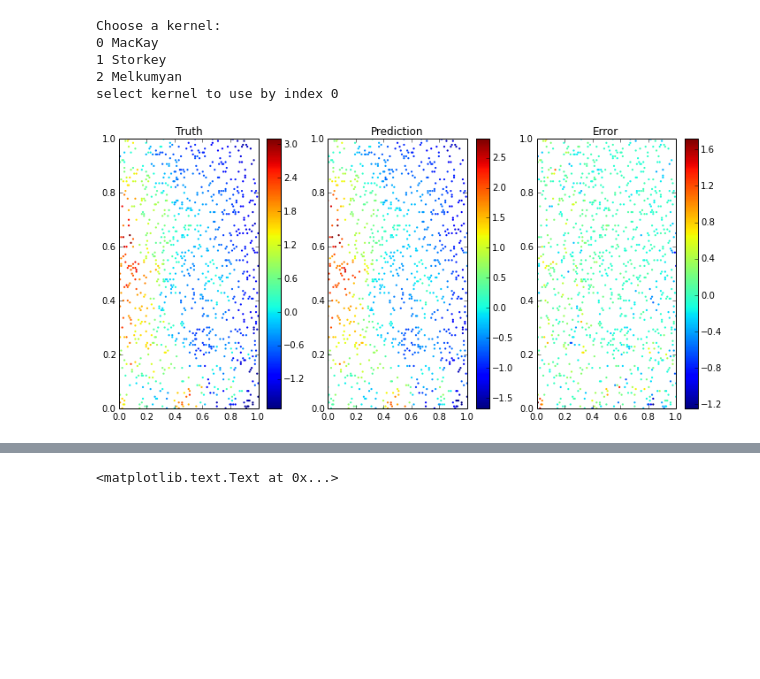
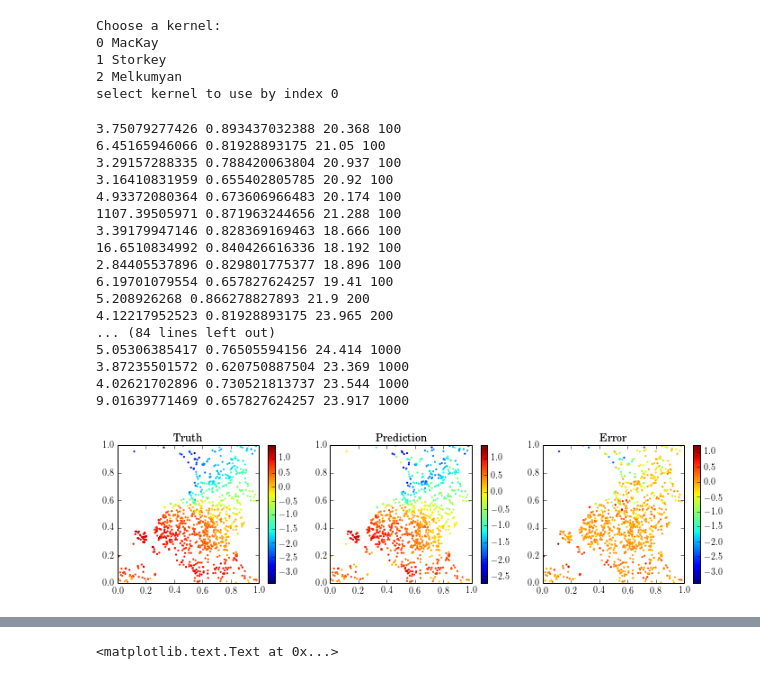
Before and after one commit to jkfitzsimons/QGP, a Jupyter notebook: QGP_v2.ipynb, the cells around one changed output, grey strips where cells are left out. Cells and saved outputs as stored; diff of their text form; code cells hidden in the pictures; blank space fills up the shorter version.

Commit message:
Update w. plots

```diff
--- a/QGP_v2.ipynb
+++ b/QGP_v2.ipynb
@@ -414,8 +414,6 @@ select kernel to use by index 0
 '''
 Perform Approximate Gaussian Process
 '''
-
-kern = kernel_RBFs(C = 0.1, D=x_tr[0].shape[1])+pyGPs.cov.Noise()
 
 # To be filled with predictions, require for the Calculate Performance block
 y_mean = []
@@ -424,6 +422,7 @@ nlml = []
 times = []
 qv = []
 tv=[]
+kd=[]
 
 for j in [100,200,300,400,500,600,700,800,900,1000]:
     q = []
@@ -438,9 +437,26 @@ for j in [100,200,300,400,500,600,700,800,900,1000]:
 
         ### Algorithm Start
 
+        # Find C
+        C = 0.2
+
+        a = 100000
+
+        while a > 25000:
+            C -= 0.01
+            a = kernel_RBFs(C = C, D=x_tr[0].shape[1]).getCovMatrix(x, x_, 'cross')
+            a = np.sum(a!=0)
+
+        kern = kernel_RBFs(C = C, D=x_tr[0].shape[1])
+
         model = pyGPs.GPR()
 
         model.setPrior(kernel=kern)
+
+        # Noise std. deviation
+        sn_ = 0.1
+
+        model.setNoise(log_sigma=np.log(sn_))
 
         model.getPosterior(x, y)
 
@@ -457,48 +473,74 @@ for j in [100,200,300,400,500,600,700,800,900,1000]:
         cy = y.max()**-1
         sk = (k!=0).astype(int).sum(axis=0)
         sy = (y!=0).astype(int).sum()
-        sn = model.covfunc.cov2.hyp[0]
+        #sn = model.covfunc.cov2.hyp[0]
 
-        sf = np.sqrt(sk*sy)/(np.exp(sn)*ck*cy)
+        print np.mean(ck[np.isfinite(ck)]), cy, np.mean(sk), sy
+
+        sf = np.sqrt(sk*sy)/(sn_*ck*cy)
 
         m_ = ((m + sf.reshape(-1,1))/(2*sf.reshape(-1,1)))
         v_ = (1-m_)*m_
 
         q.append(sf)
-        t.append(v_*sf.reshape(-1,1)**2)
+        out = v_*sf.reshape(-1,1)**2
+        out[np.sum(sf == 0)] = 0
+        t.append(out)
     qv.append(q)
     tv.append(t)
+    kd.append(k)
 
     ### Algorithm Finish
+# %% [output]
+3.75079277426 0.893437032388 20.368 100
+6.45165946066 0.81928893175 21.05 100
+3.29157288335 0.788420063804 20.937 100
+3.16410831959 0.655402805785 20.92 100
+4.93372080364 0.673606966483 20.174 100
+1107.39505971 0.871963244656 21.288 100
+3.39179947146 0.828369169463 18.666 100
+16.6510834992 0.840426616336 18.192 100
+2.84405537896 0.829801775377 18.896 100
+6.19701079554 0.657827624257 19.41 100
+5.208926268 0.866278827893 21.9 200
+4.12217952523 0.81928893175 23.965 200
+... (84 lines left out)
+5.05306385417 0.76505594156 24.414 1000
+3.87235501572 0.620750887504 23.369 1000
+4.02621702896 0.730521813737 23.544 1000
+9.01639771469 0.657827624257 23.917 1000
 # %%
 '''
 If 2D (eg kriging datasets), then visualise the dataset
 '''
 
+lcvf = 9
+
 if x_tr[0].shape[1] != 2:
     print 'This dataset is the wrong dimension for visualisation.'
 else:
-    plt.figure(figsize=[12,12])
+    plt.figure(figsize=[12,6])
     plt.subplot(2, 3, 1)
-    plt.scatter(x_te[0][:,0], x_te[0][:,1], c=y_te[0], marker='.', edgecolors='none')
+    plt.scatter(x_te[lcvf][:,1], x_te[lcvf][:,0]*-1 + 1, c=y_te[lcvf], marker='.', edgecolors='none')
     plt.colorbar()
     plt.xlim([0,1])
     plt.ylim([0,1])
     plt.title('Truth')
     plt.subplot(2, 3, 2)
-    plt.scatter(x_te[0][:,0], x_te[0][:,1], c=y_mean[0], marker='.', edgecolors='none')
+    plt.scatter(x_te[lcvf][:,1], x_te[lcvf][:,0]*-1 + 1, c=y_mean[-1], marker='.', edgecolors='none')
     plt.colorbar()
     plt.xlim([0,1])
     plt.ylim([0,1])
     plt.title('Prediction')
     plt.subplot(2, 3, 3)
-    plt.scatter(x_te[0][:,0], x_te[0][:,1], c=(y_te[0]-y_mean[0].T).reshape(-1), marker='.', edgecolors='none')
+    plt.scatter(x_te[lcvf][:,1], x_te[lcvf][:,0]*-1 + 1, c=(y_te[lcvf]-y_mean[-1].T).reshape(-1), marker='.', edgecolors='none')
     plt.colorbar()
     plt.xlim([0,1])
     plt.ylim([0,1])
     plt.title('Error')
+    plt.savefig(names[ds_num]+'color.png')
 # %% [output]
-[figure, old version]
+[figure, new version]
 # %%
 '''
 Calculate Performance
```
Also changed, not shown: parts of 16 cells of this notebook, 7 other files.
